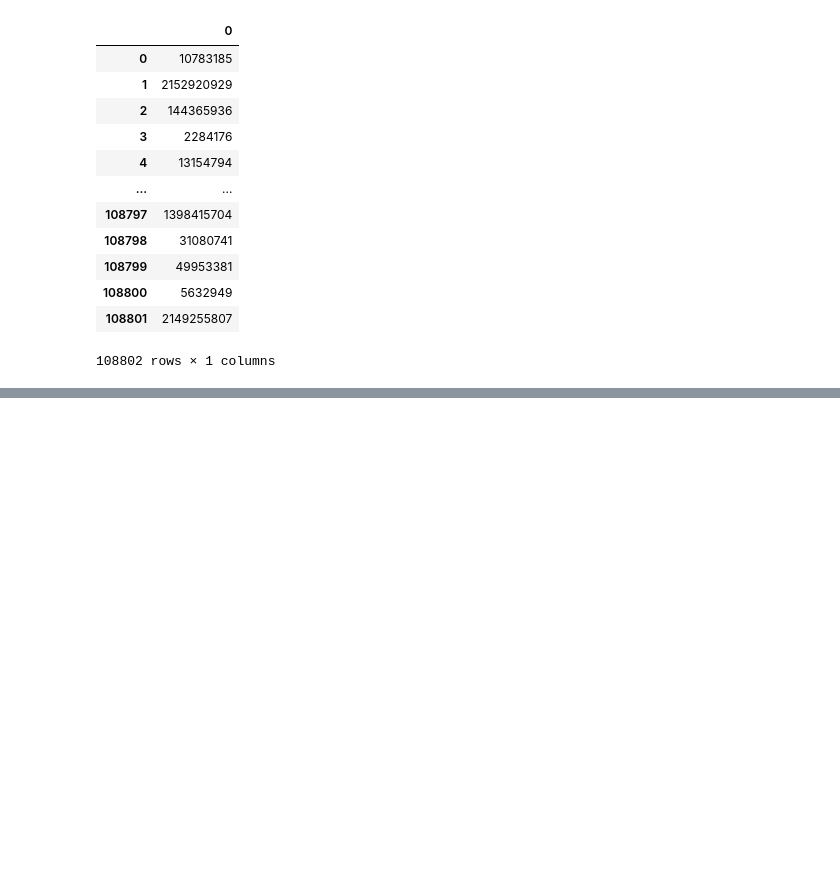
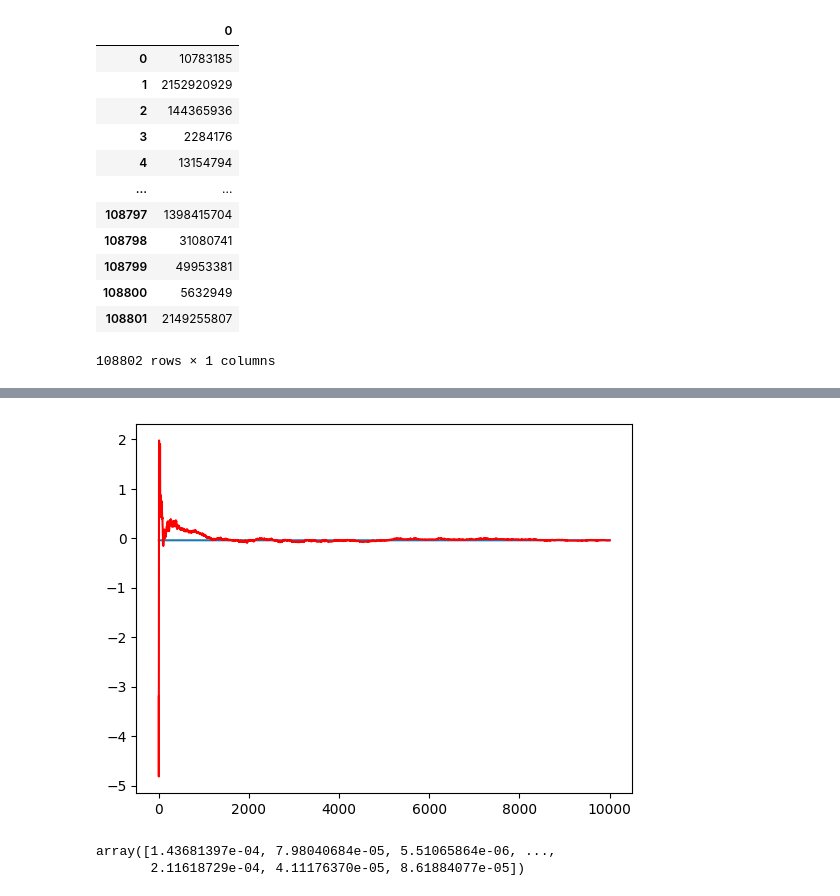
Before and after one commit to FabianScott/ComSoc, a Jupyter notebook: Week_3/week3.ipynb, the cells around one changed output, grey strips where cells are left out. Saved outputs shown, nothing was run; the diff lists cells and outputs as text; code cells hidden in the pictures; blank space fills up the shorter version.

```diff
--- a/Week_3/week3.ipynb
+++ b/Week_3/week3.ipynb
@@ -67,0 +83,11 @@ plt.plot(x, y2);
+# %%
+plt.plot(x, n * [median])
+plt.plot(x, y2, color="red");
+# %% [output]
+[figure, added]
+# %%
+N = 10_000
+np.random.pareto(N,N)
+# %% [output]
+array([1.43681397e-04, 7.98040684e-05, 5.51065864e-06, ...,
+       2.11618729e-04, 4.11176370e-05, 8.61884077e-05])
```
Also changed, not shown: parts of 4 cells of this notebook, 2 other files.
